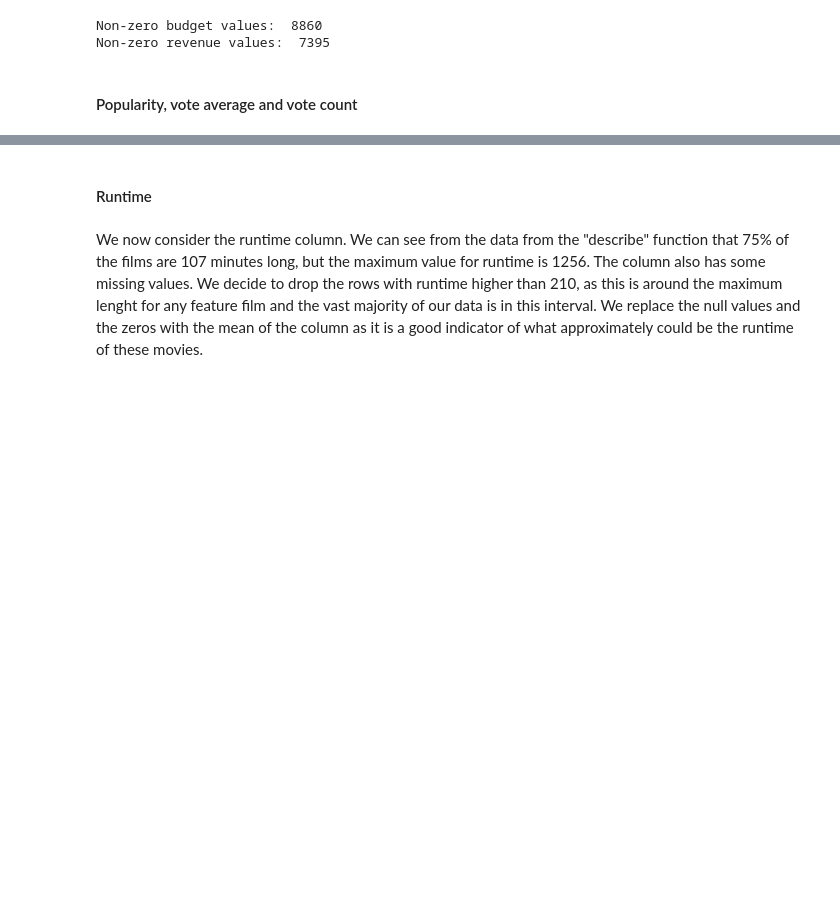
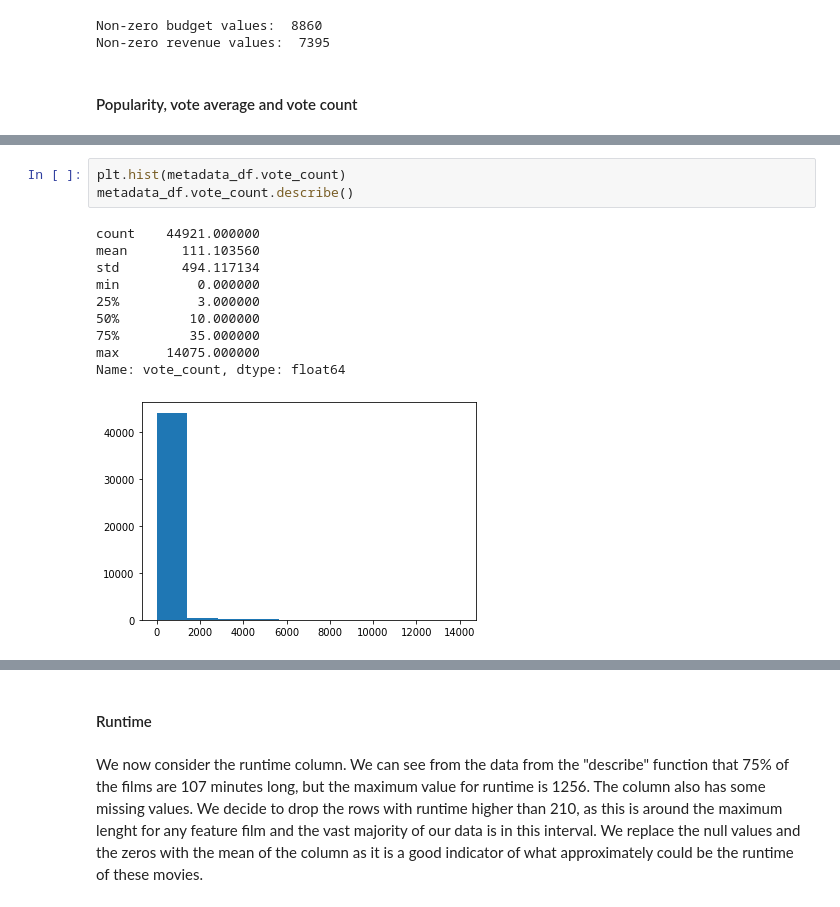
Before and after one commit to matteodales/programming_project, a Jupyter notebook: data_exploration_and_cleaning.ipynb, the cells around one changed output, grey strips where cells are left out. Drawn from its saved outputs; the diff is of its cells as text; blank space fills up the shorter version.

```diff
--- a/data_exploration_and_cleaning.ipynb
+++ b/data_exploration_and_cleaning.ipynb
@@ -241,0 +233,14 @@ memory usage: 4.8+ MB
+# %%
+plt.hist(metadata_df.vote_count)
+metadata_df.vote_count.describe()
+# %% [output]
+count    44921.000000
+mean       111.103560
+std        494.117134
+min          0.000000
+25%          3.000000
+50%         10.000000
+75%         35.000000
+max      14075.000000
+Name: vote_count, dtype: float64
+[figure, added]
```
Also changed, not shown: parts of 6 cells of this notebook.
